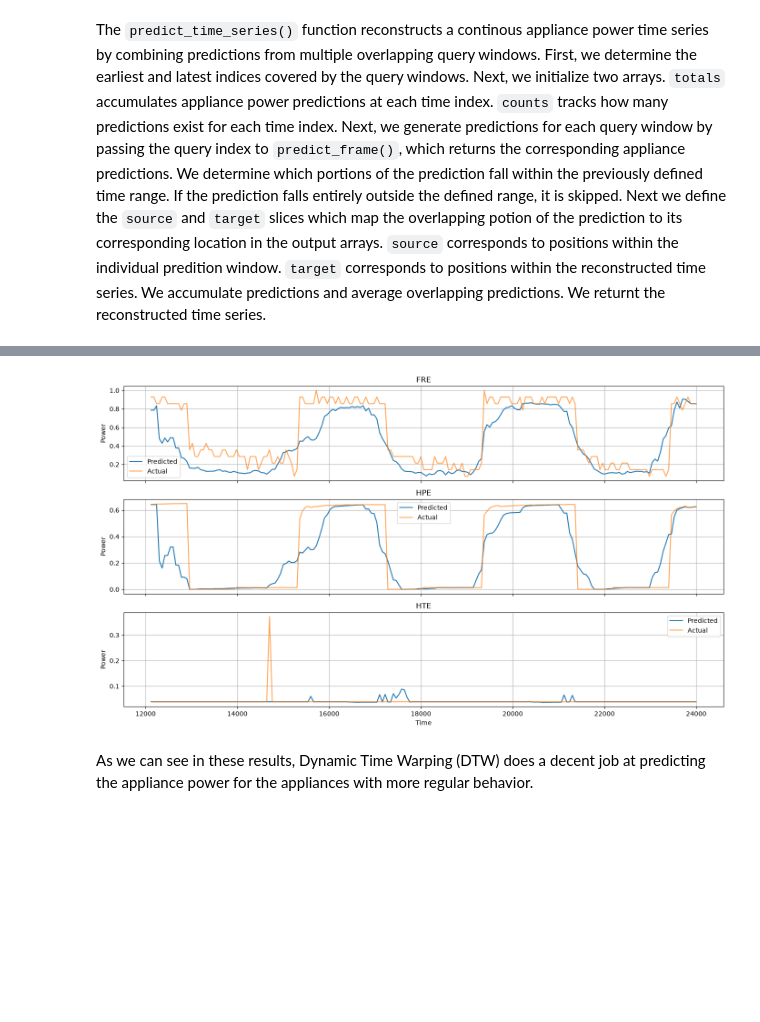
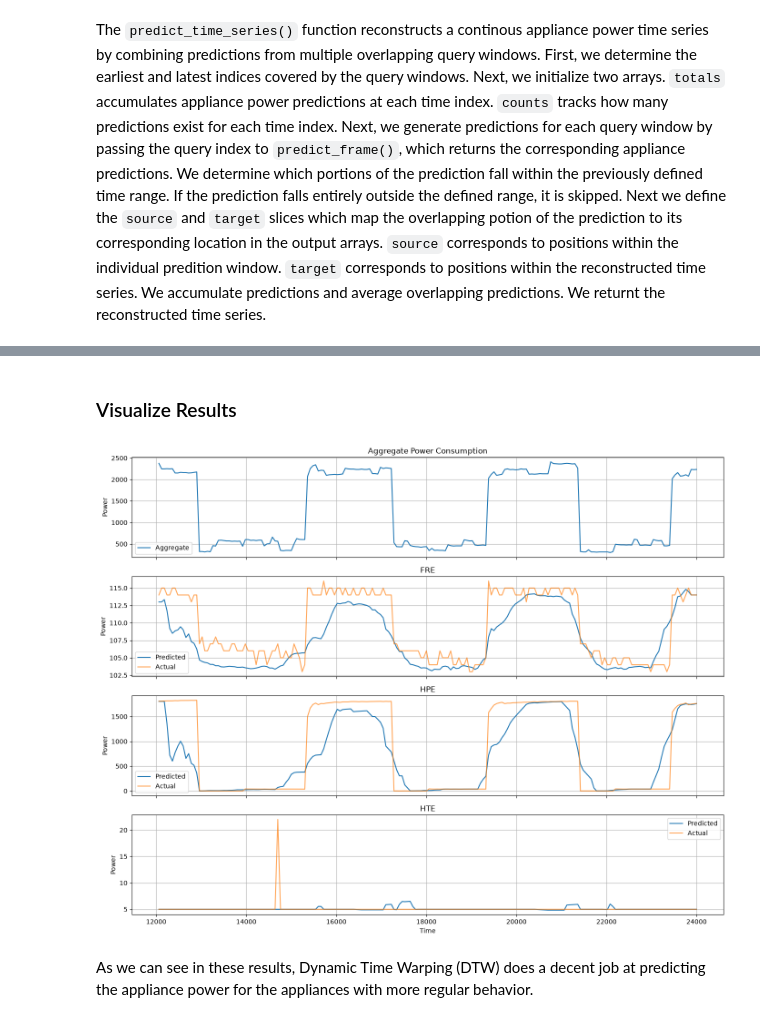
Before and after one commit to codettlaff/Differential-Privacy-PESGM2026, a Jupyter notebook: pattern_matching_v3.ipynb, the cells around one changed output, grey strips where cells are left out. Cells and saved outputs as stored; diff of their text form; code cells hidden in the pictures; blank space fills up the shorter version.

```diff
--- a/pattern_matching_v3.ipynb
+++ b/pattern_matching_v3.ipynb
@@ -143,30 +153,44 @@ Example Appliance Profile Prediction
-# %%
-apps_df = pd.DataFrame(apps_norm, columns=apps_column_names)
-
-plot_df = example_apps_df.merge(
-    apps_df[['time', 'FRE', 'HPE', 'HTE']],
-    on='time',
-    how='left',
-    suffixes=('_predicted', '_actual')
-)
-
-appliances = ['FRE', 'HPE', 'HTE']
-
-fig, axes = plt.subplots(len(appliances), 1, figsize=(14, 8), sharex=True)
-
-for ax, appliance in zip(axes, appliances):
-    ax.plot(plot_df['time'], plot_df[f'{appliance}_predicted'], label='Predicted')
-    ax.plot(plot_df['time'], plot_df[f'{appliance}_actual'], label='Actual', alpha=0.7)
-
-    ax.set_title(appliance)
-    ax.set_ylabel('Power')
-    ax.legend()
-    ax.grid(True)
-
-axes[-1].set_xlabel('Time')
-plt.tight_layout()
-plt.show()
-# %% [output]
-[figure, removed]
+# %% [markdown]
+### Visualize Results
+# %%
+agg_df = pd.DataFrame(agg, columns=agg_column_names)
+apps_df = pd.DataFrame(apps, columns=apps_column_names)
+
+plot_df = example_apps_df.merge(
+    apps_df[['time', 'FRE', 'HPE', 'HTE']],
+    on='time', how='left', suffixes=('_predicted', '_actual')
+)
+
+plot_df = plot_df.merge(
+    agg_df[['time', 'P-agg']],
+    on='time', how='left'
+)
+
+appliances = ['FRE', 'HPE', 'HTE']
+
+fig, axes = plt.subplots(4, 1, figsize=(14, 11), sharex=True)
+
+# Aggregate power (true measurements only).
+axes[0].plot(plot_df['time'], plot_df['P-agg'], label='Aggregate')
+axes[0].set_title('Aggregate Power Consumption')
+axes[0].set_ylabel('Power')
+axes[0].legend()
+axes[0].grid(True)
+
+# Appliance-level predictions versus actual measurements.
+for ax, appliance in zip(axes[1:], appliances):
+    ax.plot(plot_df['time'], plot_df[f'{appliance}_predicted'], label='Predicted')
+    ax.plot(plot_df['time'], plot_df[f'{appliance}_actual'], label='Actual', alpha=0.7)
+
+    ax.set_title(appliance)
+    ax.set_ylabel('Power')
+    ax.legend()
+    ax.grid(True)
+
+axes[-1].set_xlabel('Time')
+plt.tight_layout()
+plt.show()
+# %% [output]
+[figure, added]
 # %% [markdown]
 As we can see in these results, Dynamic Time Warping (DTW) does a decent job at predicting the appliance power for the appliances with more regular behavior.
```
Also changed, not shown: parts of 6 cells of this notebook.
